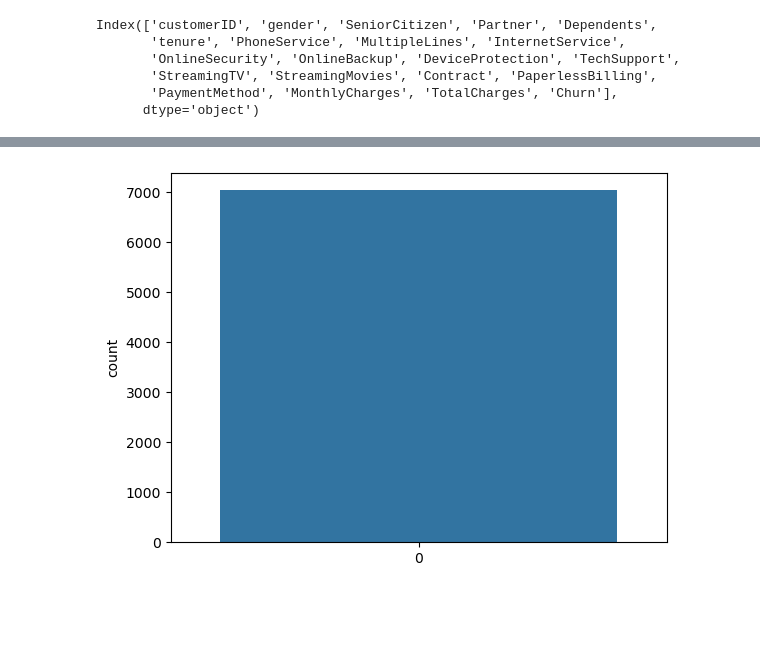
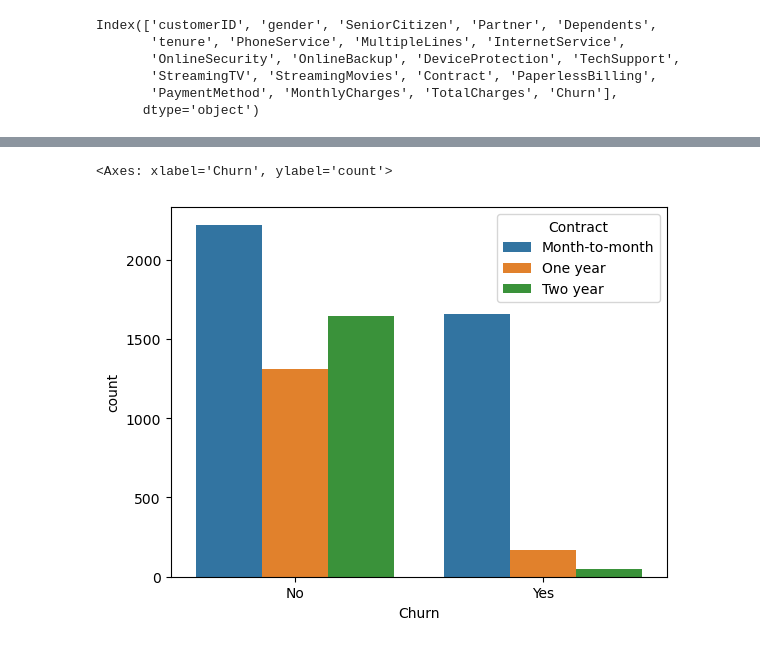
Before and after one commit to putriekales/tugaswgtik, a Jupyter notebook: tugas_wgtik.ipynb, the cells around one changed output, grey strips where cells are left out. Saved outputs shown, nothing was run; the diff lists cells and outputs as text; code cells hidden in the pictures; blank space fills up the shorter version.

```diff
--- a/tugas_wgtik.ipynb
+++ b/tugas_wgtik.ipynb
@@ -261,4 +208,8 @@ gender_churn
-# %%
-gender_churn = sns.countplot(df2['Churn'])
-# %% [output]
-[figure, removed]
+# %%
+
+df_gc = df2[['Contract', 'Churn']]
+
+sns.countplot(x='Churn', hue='Contract', data=df_gc)
+# %% [output]
+<Axes: xlabel='Churn', ylabel='count'>
+[figure, added]
```
Also changed, not shown: parts of 31 cells of this notebook.
